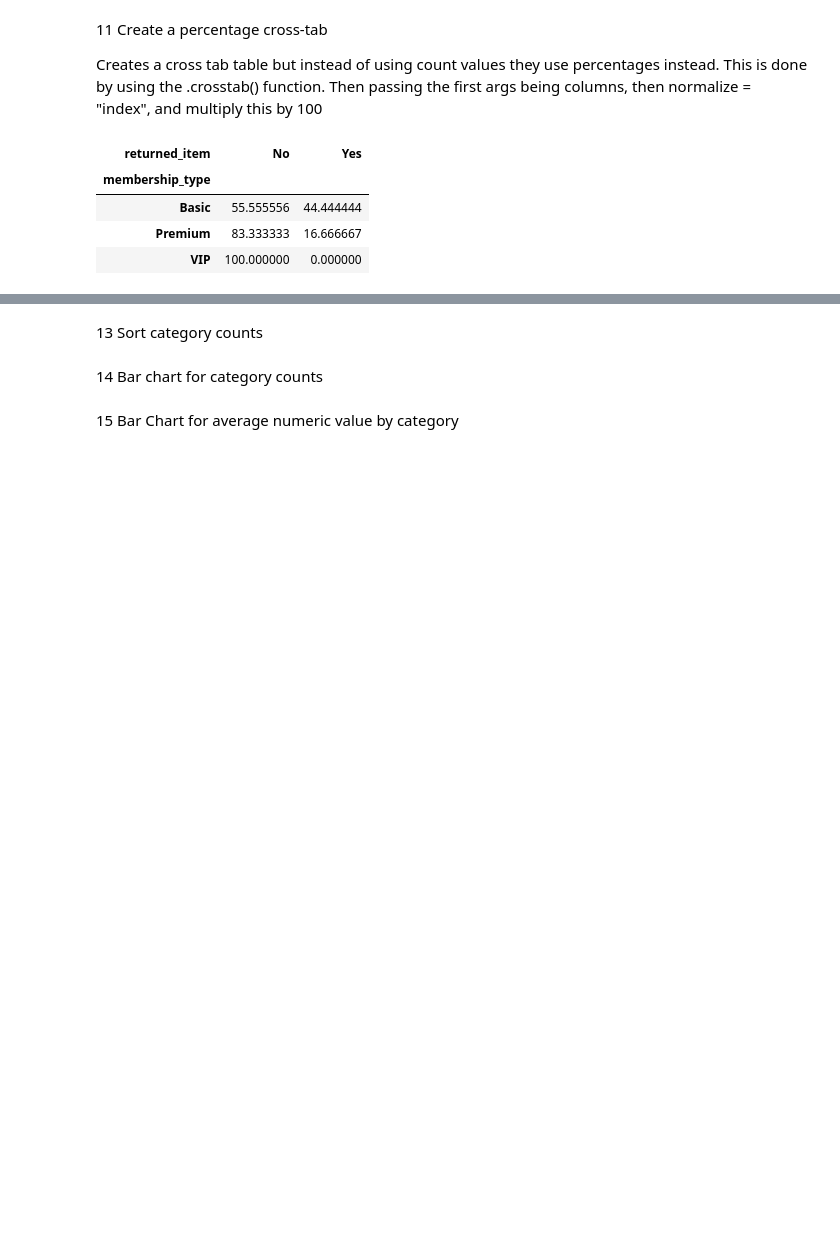
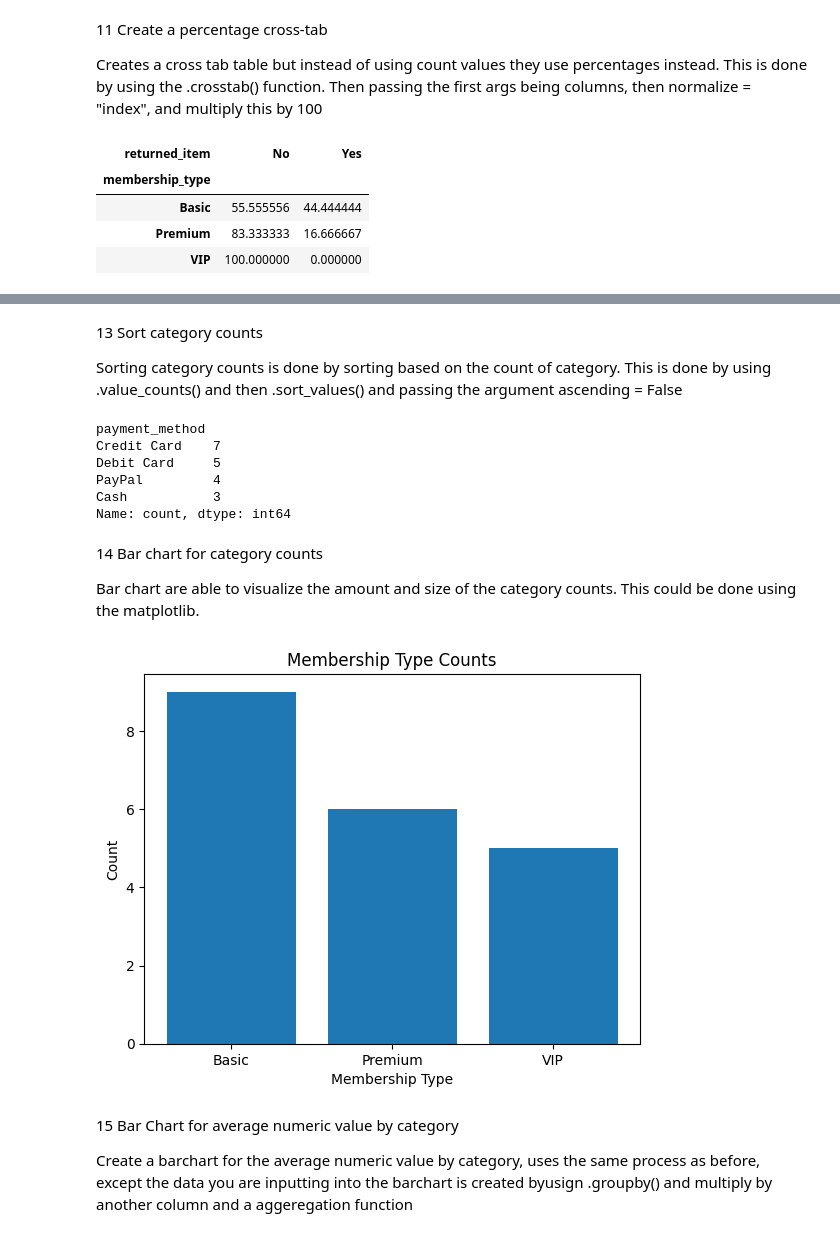
Before and after one commit to JoshPatNava/Exploratory_Data_Analysis, a Jupyter notebook: Catergorical_Analysis/catergorical_analysis.ipynb, the cells around one changed output, grey strips where cells are left out. Cells and saved outputs as stored; diff of their text form; code cells hidden in the pictures; blank space fills up the shorter version.

```diff
--- a/Catergorical_Analysis/catergorical_analysis.ipynb
+++ b/Catergorical_Analysis/catergorical_analysis.ipynb
@@ -296,6 +315,34 @@ pd.crosstab(
 # %% [markdown]
 13 Sort category counts
+
+Sorting category counts is done by sorting based on the count of category. This is done by using .value_counts() and then .sort_values() and passing the argument ascending = False
+# %%
+# Sort by most common in payment method being first
+cate_df["payment_method"].value_counts().sort_values(ascending=False)
+# %% [output]
+payment_method
+Credit Card    7
+Debit Card     5
+PayPal         4
+Cash           3
+Name: count, dtype: int64
 # %% [markdown]
 14 Bar chart for category counts
+
+Bar chart are able to visualize the amount and size of the category counts. This could be done using the matplotlib.
+# %%
+# Create a barchart that shows the amount of memberships
+membership_counts = cate_df['membership_type'].value_counts()
+
+plt.figure()
+plt.bar(membership_counts.index, membership_counts.values)
+plt.xlabel('Membership Type')
+plt.ylabel('Count')
+plt.title("Membership Type Counts")
+plt.show()
+# %% [output]
+[figure, added]
 # %% [markdown]
 15 Bar Chart for average numeric value by category
+
+Create a barchart for the average numeric value by category, uses the same process as before, except the data you are inputting into the barchart is created byusign .groupby() and multiply by another column and a aggeregation function
```
Also changed, not shown: parts of 16 cells of this notebook, 1 other file.
